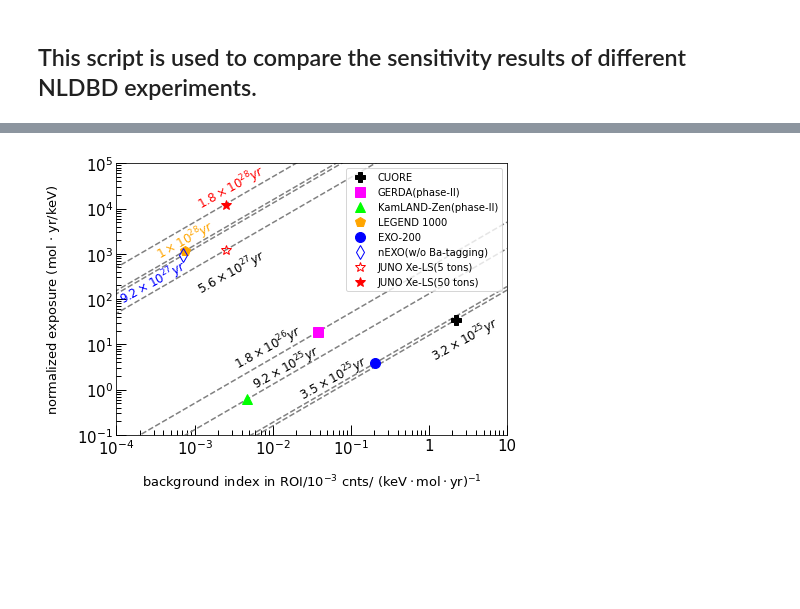
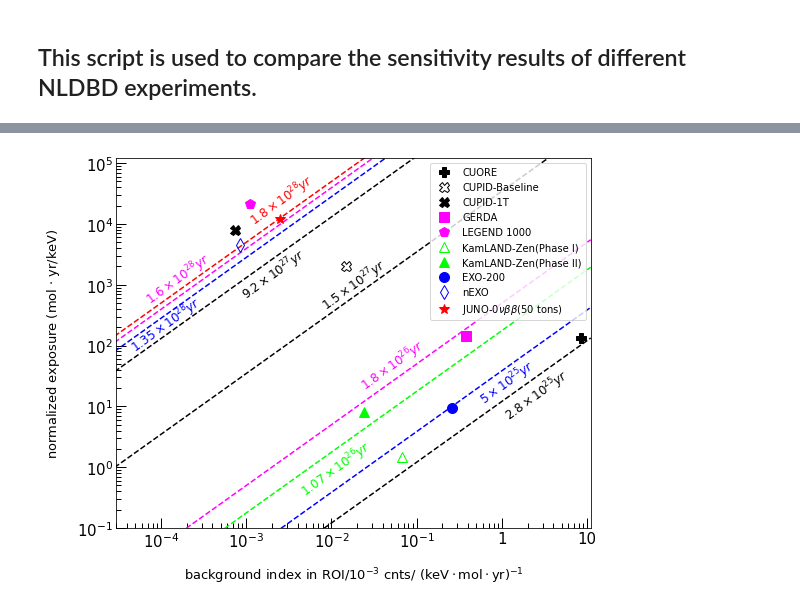
Before and after one commit to YashengFu/nEXO_plots, a Jupyter notebook: plots_scripts/NLDBD_sensitivity/NLDBD_sensitivity.ipynb, the cells around one changed output, grey strips where cells are left out. Cells and saved outputs as stored; diff of their text form; code cells hidden in the pictures; blank space fills up the shorter version.

Commit message:
add detail of compute M_norm and redefined_BI

```diff
--- a/plots_scripts/NLDBD_sensitivity/NLDBD_sensitivity.ipynb
+++ b/plots_scripts/NLDBD_sensitivity/NLDBD_sensitivity.ipynb
@@ -9,62 +6,68 @@ Matplotlib is building the font cache; this may take a moment.
 # %%
-
-halftime_list = [1.8e28, 1e28, 9.2e27, 5.6e27, 1.8e26, 9.2e25, 3.5e25,3.2e25]
+experiment_sensitivity = {'CUORE':2.8e25,'GERDA':1.8e26,'EXO-200':5e25,'nEXO':1.35e28,'LEGEND 1000':1.6e28,'CUPID-1T':9.2e27, \
+    'CUPID-Baseline':1.5e27,'JUNO':1.8e28,'KamLAND-Zen II':5.68e25}
+halftime_list = [2.8e25,1.8e26,5e25,1.35e28,1.6e28,9.2e27,1.5e27,1.8e28,1.07e26]#,1.e25]
+line_color = ['black','fuchsia','blue','blue','fuchsia','black','black','red','lime','lime']
 N_a = 6.022e23
 alpha = 1.64 # 90%CL
 constant = np.log(2)
 
 Bi=np.arange(1e-5,50,10e-3)
 
-fig = plt.figure(figsize=(7,5))
+fig = plt.figure(figsize=(8.5,6.8))
 
 ax = fig.add_subplot(1,1,1)
 ax.tick_params(which='major',length=10,width=1)
 ax.tick_params(which='minor',length=5,width=1)
 ax.tick_params(which='both',direction='in')
 ax.tick_params(labelsize=15)
 
 for i in range(len(halftime_list)):
-    ax.plot(Bi,pow((halftime_list[i]*alpha/(constant*N_a)),2)*Bi*1e-3,'--',color='grey')
+    ax.plot(Bi,pow((halftime_list[i]*alpha/(constant*N_a)),2)*Bi*1e-3,'--',color=line_color[i])
 
 markersize_value=10
-halftime_exp = {'CUORE':3.2e25,'GERDA':1.8e26,'EXO-200':3.5e25,'nEXO':9.2e27,'KamLAND-Zen':9.2e25,'LEGEND 1000':1e28}
-BkgIndex = {'CUORE':2.202,'GERDA':0.0378,'EXO-200':0.204,'nEXO':7.208e-4,'KamLAND-Zen':4.6875e-3,'LEGEND 1000':7.6e-4}
-experiment_name = ['CUORE','GERDA','EXO-200','nEXO','KamLAND-Zen','LEGEND 1000']
-exposure = {}
-for index in experiment_name:
-    exposure[index] = pow((halftime_exp[index]*alpha/(constant*N_a)),2)*BkgIndex[index]*1e-3
+BkgIndex = {'CUORE':8.51,'GERDA':0.377,'EXO-200':0.261,'nEXO':8.34e-4,'KamLAND-Zen-I':6.8e-2,'KamLAND-Zen-II':2.4e-2,'LEGEND 1000':11e-4,'CUPID-1T':7.4e-4,'CUPID-Baseline':1.47e-2}
+M_norm = {'CUORE':134.7,'GERDA':145.4,'EXO-200':9.247,'nEXO':4531,'KamLAND-Zen-I':1.445,'KamLAND-Zen-II':8.1,'LEGEND 1000':21380,'CUPID-1T':7953.4,'CUPID-Baseline':2012}
 
-ax.plot(BkgIndex['CUORE'],exposure['CUORE'],'P',markersize=markersize_value,label='CUORE',color='black')
-ax.plot(BkgIndex['GERDA'],exposure['GERDA'],'s',markersize=markersize_value,label='GERDA(phase-II)',color='fuchsia')#,fillstyle='none')
-ax.plot(BkgIndex['KamLAND-Zen'],exposure['KamLAND-Zen'],'^',markersize=markersize_value,label='KamLAND-Zen(phase-II)',color='lime')
-ax.plot(BkgIndex['LEGEND 1000'],exposure['LEGEND 1000'],'p',markersize=markersize_value,label='LEGEND 1000',color='orange')
-ax.plot(BkgIndex['EXO-200'],exposure['EXO-200'],'o',markersize=markersize_value,label='EXO-200',color='blue')
-ax.plot(BkgIndex['nEXO'],exposure['nEXO'],'d',markersize=markersize_value,label='nEXO(w/o Ba-tagging)',color='blue',fillstyle='none')
-ax.plot(2.5e-3,1.2e3,'*',markersize=markersize_value,label='JUNO Xe-LS(5 tons)',color='red',fillstyle='none')
-ax.plot(2.5e-3,1.2e4,'*',markersize=markersize_value,label='JUNO Xe-LS(50 tons)',color='red')
+ax.plot(BkgIndex['CUORE'],M_norm['CUORE'],'P',markersize=markersize_value,label='CUORE',color='black')
+ax.plot(BkgIndex['CUPID-Baseline'],M_norm['CUPID-Baseline'],'X',markersize=markersize_value,label='CUPID-Baseline',color='black',fillstyle='none')
+ax.plot(BkgIndex['CUPID-1T'],M_norm['CUPID-1T'],'X',markersize=markersize_value,label='CUPID-1T',color='black')
+
+ax.plot(BkgIndex['GERDA'],M_norm['GERDA'],'s',markersize=markersize_value,label='GERDA',color='fuchsia')#
+ax.plot(BkgIndex['LEGEND 1000'],M_norm['LEGEND 1000'],'p',markersize=markersize_value,label='LEGEND 1000',color='fuchsia')
+ax.plot(BkgIndex['KamLAND-Zen-I'],M_norm['KamLAND-Zen-I'],'^',markersize=markersize_value,label='KamLAND-Zen(Phase I)',color='lime',fillstyle='none')
+ax.plot(BkgIndex['KamLAND-Zen-II'],M_norm['KamLAND-Zen-II'],'^',markersize=markersize_value,label='KamLAND-Zen(Phase II)',color='lime')
+ax.plot(BkgIndex['EXO-200'],M_norm['EXO-200'],'o',markersize=markersize_value,label='EXO-200',color='blue')
+ax.plot(BkgIndex['nEXO'],M_norm['nEXO'],'d',markersize=markersize_value,label='nEXO',color='blue',fillstyle='none')
+ax.plot(2.5e-3,1.2e4,'*',markersize=markersize_value,label='JUNO-0$\\nu\\beta\\beta$(50 tons)',color='red')
 ax.legend(loc = 'upper right')
 
-rotation_value = 29
+rotation_value = 36
 size_value=12
+#experiment_sensitivity = {'CUORE':2.8e25,'GERDA':1.8e26,'EXO-200':5e25,'nEXO':1.35e28,'KamLAND-Zen':5.6e25,'LEGEND 1000':1.6e28,'CUPID-1T':9.2e27,'CUPID-Baseline':1.5e27,'JUNO':1.8e28}
+
 ax.text(1.e-3,1.e4,'$1.8\\times 10^{28}yr$',rotation=rotation_value,size=size_value,color='red')
-ax.text(0.3e-3,0.8e3,'$1\\times 10^{28}yr$',rotation=rotation_value,size=size_value,color='orange')
-ax.text(1e-4,0.80e2,'$9.2\\times 10^{27}yr$',rotation=rotation_value,size=size_value,color='blue')
-ax.text(1e-3,1.3e2,'$5.6\\times 10^{27}yr$',rotation=rotation_value,size=size_value)
-ax.text(3e-3,3,'$1.8\\times 10^{26}yr$',rotation=rotation_value,size=size_value)
-ax.text(5.0e-3,1.07,'$9.2\\times 10^{25}yr$',rotation=rotation_value,size=size_value)
-ax.text(0.02,0.6,'$3.5\\times 10^{25}yr$',rotation=rotation_value,size=size_value)
-ax.text(1,4.5,'$3.2\\times 10^{25}yr$',rotation=rotation_value,size=size_value)
+ax.text(6e-5,0.5e3,'$1.6\\times 10^{28}yr$',rotation=rotation_value,size=size_value,color='fuchsia')
+ax.text(4e-5,8.0e1,'$1.35\\times 10^{28}yr$',rotation=rotation_value,size=size_value,color='blue')
+# ax.text(3e-3,8e2,'$5.6\\times 10^{27}yr$',rotation=rotation_value,size=size_value,color='red')
+ax.text(0.8e-3,0.6e3,'$9.2\\times 10^{27}yr$',rotation=rotation_value,size=size_value,color='black')
+ax.text(7e-3,4e2,'$1.5\\times 10^{27}yr$',rotation=rotation_value,size=size_value,color='black')
+ax.text(2e-2,19,'$1.8\\times 10^{26}yr$',rotation=rotation_value,size=size_value,color='fuchsia')
+ax.text(0.004,0.35,'$1.07\\times 10^{26}yr$',rotation=rotation_value,size=size_value,color='lime')
+#ax.text(0.5,0.4,'$1\\times 10^{25}yr$',rotation=rotation_value,size=size_value,color='lime')
+ax.text(0.5,11,'$5\\times 10^{25}yr$',rotation=rotation_value,size=size_value,color='blue')
+ax.text(1,6,'$2.8\\times 10^{25}yr$',rotation=rotation_value,size=size_value,color='black')
 
 
 ax.set_xlabel('background index in ROI/$10^{-3}$ cnts/ $\\rm (keV \cdot mol\cdot yr)^{-1}$',size=13,labelpad=15)
-ax.set_xlim([1e-4,10])
+ax.set_xlim([3e-5,11])
 ax.set_xscale('log')
 ax.set_ylabel('normalized exposure (mol $\cdot$ yr/keV)',size=13,labelpad=15)
-ax.set_ylim([0.1,1e5])
+ax.set_ylim([0.1,1.2e5])
 ax.set_yscale('log')
 ax.set_xticks([1e-4,1e-3,1e-2,1e-1,1,10])
 ax.set_xticklabels(['$10^{-4}$','$10^{-3}$','$10^{-2}$','$10^{-1}$','1','10'])
 
 plt.savefig('./NLDBD_sensitivity.pdf',bbox_inches = 'tight')
 # %% [output]
-[figure, old version]
+[figure, new version]
```
Also changed, not shown: parts of 1 cell of this notebook, 1 other file.
